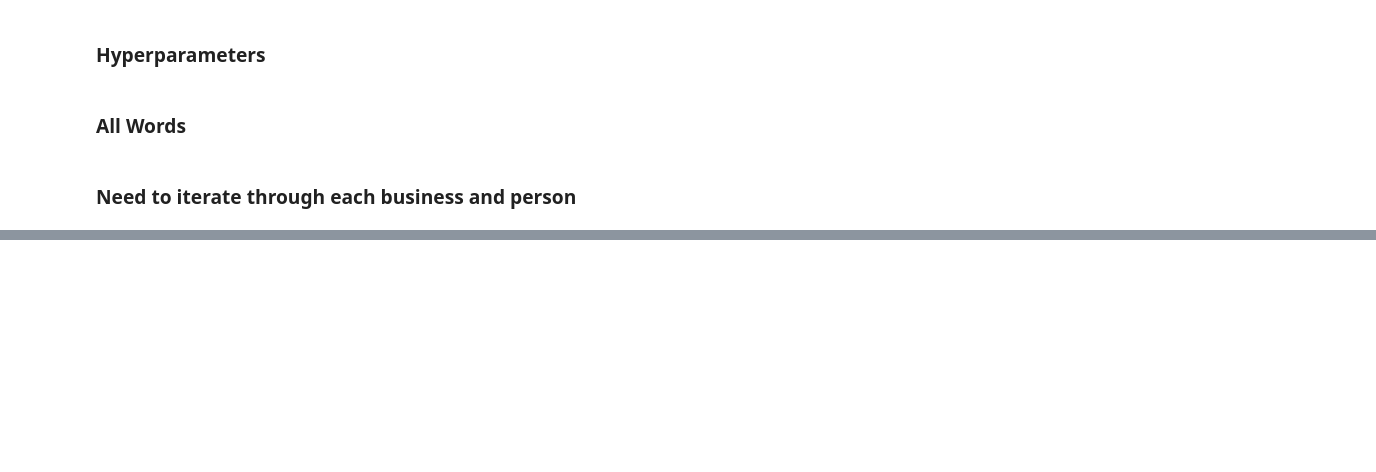
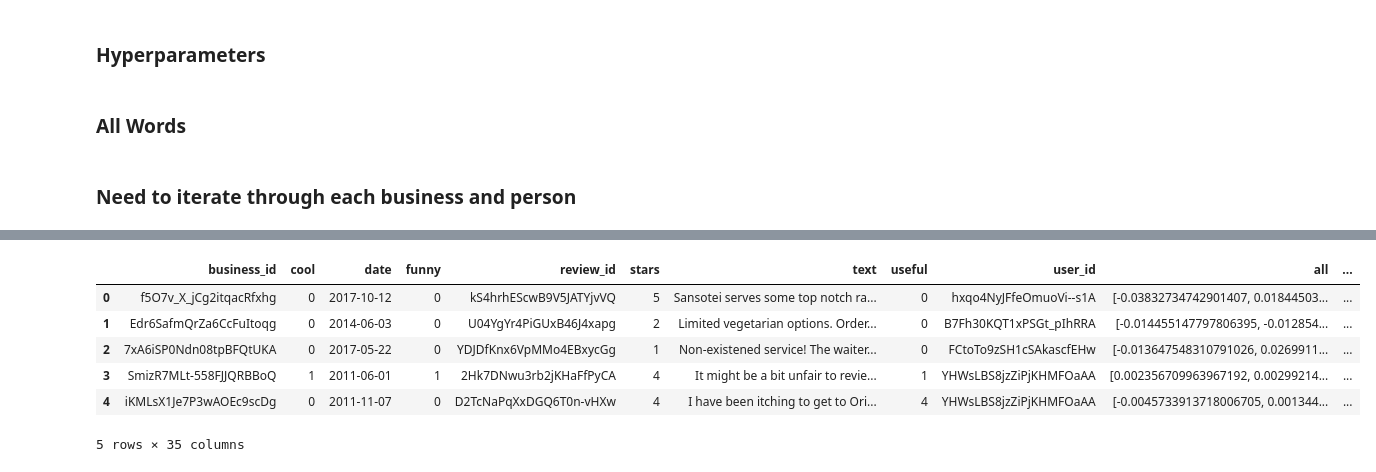
Before and after one commit to BingZou/ds1001_proj, a Jupyter notebook: 1_wrangling/Feat_Review_Text.ipynb, the cells around one changed output, grey strips where cells are left out. Drawn from its saved outputs; the diff is of its cells as text; code cells hidden in the pictures; blank space fills up the shorter version.

Commit message:
extract text feat

```diff
--- a/1_wrangling/Feat_Review_Text.ipynb
+++ b/1_wrangling/Feat_Review_Text.ipynb
@@ -226,0 +209,2 @@ df_final.head()
+# %%
+df_m2 = df_m1.merge(df_bus.reset_index(), how='left', on='business_id', suffixes=('', '_b'))
@@ -226,0 +235,40 @@ df_final.head()
+# %%
+df_m2['count'] = df_m2['count'].apply(lambda x: x + 1 if x == 1 else x)
+df_m2['count_b'] = df_m2['count_b'].apply(lambda x: x + 1 if x == 1 else x)
+# %%
+# get the average vectors:
+df_m2['all_ux'] = df_m2['all_ux'] / df_m2['count']
+df_m2['noun_ux'] = df_m2['noun_ux'] / df_m2['count']
+df_m2['adj_ux'] = df_m2['adj_ux'] / df_m2['count']
+df_m2['verb_ux'] = df_m2['verb_ux'] / df_m2['count']
+
+df_m2['all_bx'] = df_m2['all_bx'] / df_m2['count_b']
+df_m2['noun_bx'] = df_m2['noun_bx'] / df_m2['count_b']
+df_m2['adj_bx'] = df_m2['adj_bx'] / df_m2['count_b']
+df_m2['verb_bx'] = df_m2['verb_bx'] / df_m2['count_b']
+# %%
+def cs_all(row):
+    return cos_sim(row['all_ux'], row['all_bx'])
+
+def cs_noun(row):
+    return cos_sim(row['noun_ux'], row['noun_bx'])
+
+def cs_adj(row):
+    return cos_sim(row['adj_ux'], row['adj_bx'])
+
+def cs_verb(row):
+    return cos_sim(row['verb_ux'], row['verb_bx'])
+
+def cos_sim(a, b):
+    norma = np.linalg.norm(a)
+    normb = np.linalg.norm(b)
+
+    if norma > 0 and normb > 0:
+        return a.dot(b) / (norma * normb)
+    else:
+        return np.NaN
+
+df_m2['cos_sim_all'] = df_m2.progress_apply(cs_all, axis=1)
+df_m2['cos_sim_noun'] = df_m2.progress_apply(cs_noun, axis=1)
+df_m2['cos_sim_adj'] = df_m2.progress_apply(cs_adj, axis=1)
+df_m2['cos_sim_verb'] = df_m2.progress_apply(cs_verb, axis=1)
@@ -226,0 +290,10 @@ df_final.head()
+# %%
+df_m2.head()
+# %% [output]
+|  | business_id | cool | date | funny | review_id | stars | text | useful | user_id | all | ... |
+| 0 | f5O7v_X_jCg2itqacRfxhg | 0 | 2017-10-12 | 0 | kS4hrhEScwB9V5JATYjvVQ | 5 | Sansotei serves some top notch ra... | 0 | hxqo4NyJFfeOmuoVi--s1A | [-0.03832734742901407, 0.01844503... | ... |
+| 1 | Edr6SafmQrZa6CcFuItoqg | 0 | 2014-06-03 | 0 | U04YgYr4PiGUxB46J4xapg | 2 | Limited vegetarian options. Order... | 0 | B7Fh30KQT1xPSGt_pIhRRA | [-0.014455147797806395, -0.012854... | ... |
+| 2 | 7xA6iSP0Ndn08tpBFQtUKA | 0 | 2017-05-22 | 0 | YDJDfKnx6VpMMo4EBxycGg | 1 | Non-existened service! The waiter... | 0 | FCtoTo9zSH1cSAkascfEHw | [-0.013647548310791026, 0.0269911... | ... |
+| 3 | SmizR7MLt-558FJJQRBBoQ | 1 | 2011-06-01 | 1 | 2Hk7DNwu3rb2jKHaFfPyCA | 4 | It might be a bit unfair to revie... | 1 | YHWsLBS8jzZiPjKHMFOaAA | [0.002356709963967192, 0.00299214... | ... |
+| 4 | iKMLsX1Je7P3wAOEc9scDg | 0 | 2011-11-07 | 0 | D2TcNaPqXxDGQ6T0n-vHXw | 4 | I have been itching to get to Ori... | 4 | YHWsLBS8jzZiPjKHMFOaAA | [-0.0045733913718006705, 0.001344... | ... |
+5 rows × 35 columns
```
Also changed, not shown: parts of 59 cells of this notebook, 2 other files.
